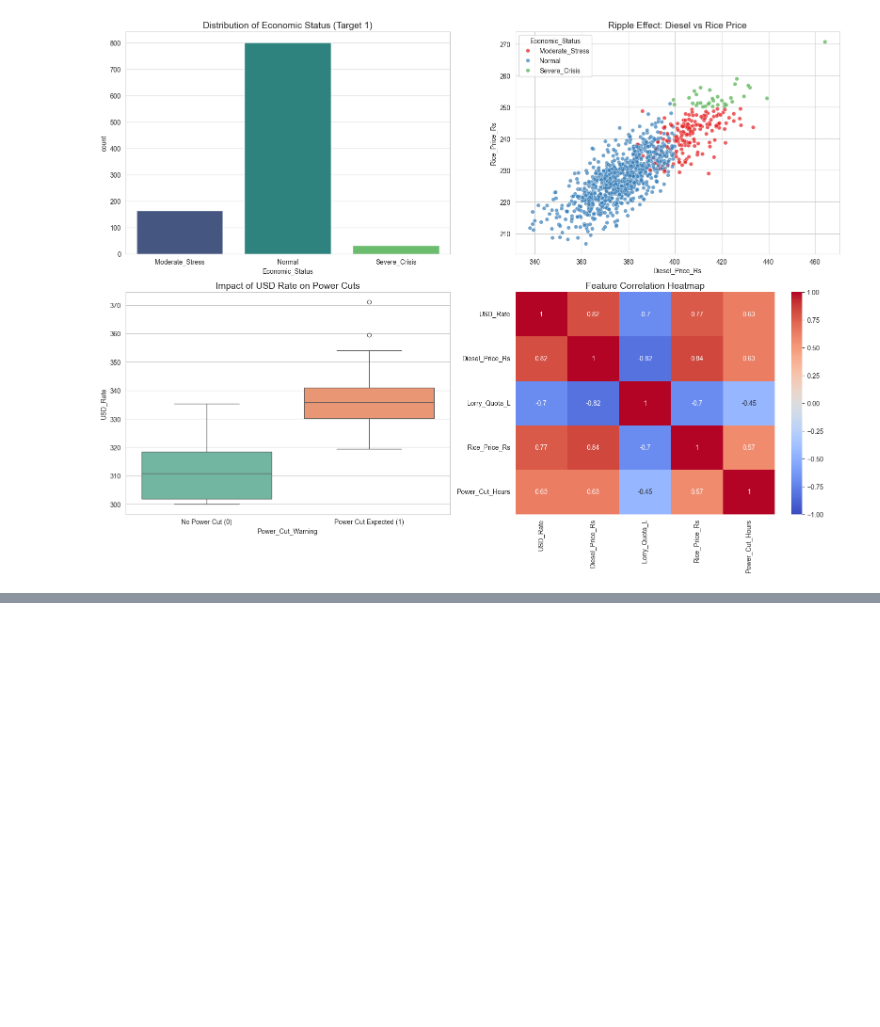
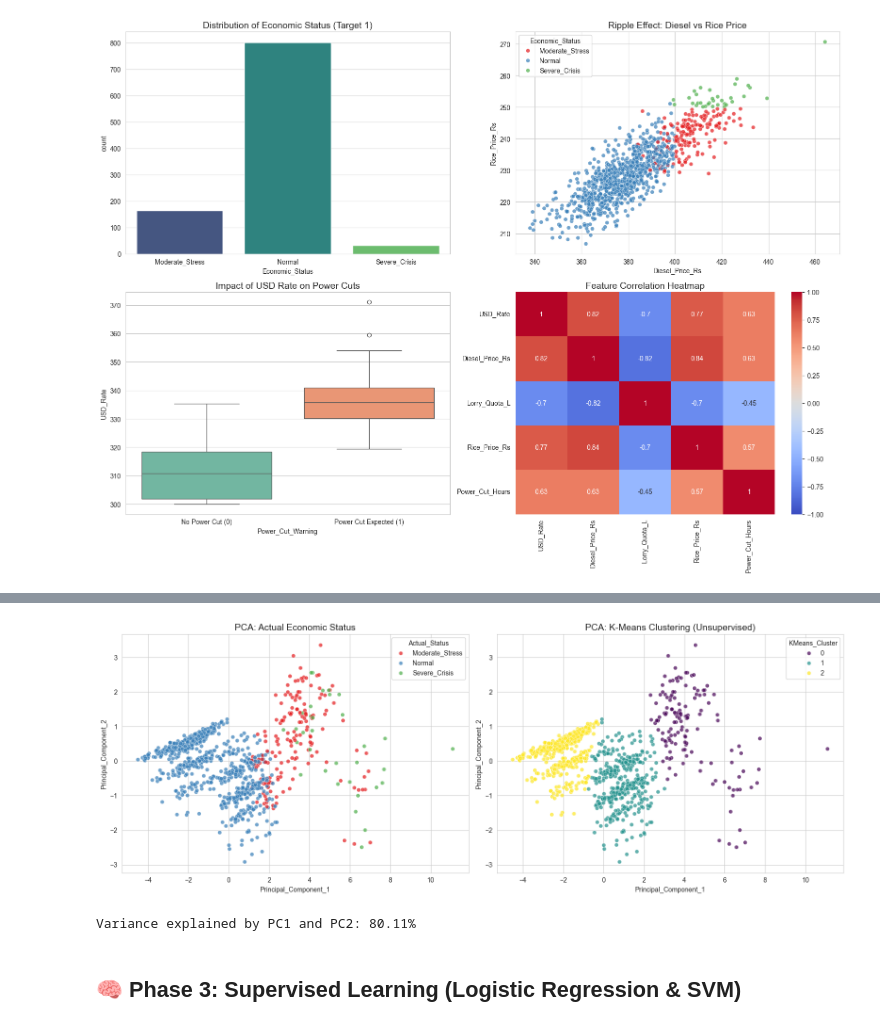
Before and after one commit to Dhanuwa856/SL-Fuel-Crisis-Predictor, a Jupyter notebook: notebook/01_EDA_and_Visualization.ipynb, the cells around one changed output, grey strips where cells are left out. Cells and saved outputs as stored; diff of their text form; code cells hidden in the pictures; blank space fills up the shorter version.

```diff
--- a/notebook/01_EDA_and_Visualization.ipynb
+++ b/notebook/01_EDA_and_Visualization.ipynb
@@ -50,0 +70,15 @@ Passing `palette` without assigning `hue` is deprecated and will be removed in v
+# %%
+# 2. Scaling (දත්ත එකම මට්ටමකට ගෙන ඒම)
+# K-Means සහ PCA වලට Scaling අනිවාර්යයි!
+scaler = StandardScaler()
+X_scaled = scaler.fit_transform(X)
+# %%
+# 3. PCA (Dimensionality Reduction - මාන 8 න් 2 කට අඩු කිරීම)
+pca = PCA(n_components=2)
+pca_features = pca.fit_transform(X_scaled)
+# %%
+# PCA දත්ත DataFrame එකකට දාගමු
+df_pca = pd.DataFrame(data=pca_features, columns=['Principal_Component_1', 'Principal_Component_2'])
+df_pca['Actual_Status'] = df['Economic_Status']
+
+df_pca.head()
@@ -50,0 +92,6 @@ Passing `palette` without assigning `hue` is deprecated and will be removed in v
+# %%
+# 4. K-Means Clustering (යන්ත්‍රයට තනියම කණ්ඩායම් 3 ක් හොයන්න දීම)
+kmeans = KMeans(n_clusters=3, random_state=42, n_init=10)
+df_pca['KMeans_Cluster'] = kmeans.fit_predict(X_scaled)
+
+df_pca.head()
@@ -50,0 +105,23 @@ Passing `palette` without assigning `hue` is deprecated and will be removed in v
+# %%
+# 5. ප්‍රතිඵල ප්‍රස්ථාරගත කිරීම
+fig, axes = plt.subplots(1, 2, figsize=(16, 6))
+
+# අතින් හදපු (සැබෑ) ලේබල් වලට අනුව
+sns.scatterplot(x='Principal_Component_1', y='Principal_Component_2', hue='Actual_Status', data=df_pca, palette='Set1', alpha=0.7, ax=axes[0])
+axes[0].set_title('PCA: Actual Economic Status', fontsize=14)
+
+# ML Model එක තනියම හොයාගත්ත කණ්ඩායම් වලට අනුව
+sns.scatterplot(x='Principal_Component_1', y='Principal_Component_2', hue='KMeans_Cluster', data=df_pca, palette='viridis', alpha=0.7, ax=axes[1])
+axes[1].set_title('PCA: K-Means Clustering (Unsupervised)', fontsize=14)
+
+plt.tight_layout()
+plt.show()
+# %% [output]
+[figure, added]
+# %%
+# මාන අඩු කිරීමෙන් අපි රැකගත්ත දත්ත ප්‍රතිශතය
+print(f"Variance explained by PC1 and PC2: {sum(pca.explained_variance_ratio_) * 100:.2f}%")
+# %% [output]
+Variance explained by PC1 and PC2: 80.11%
+# %% [markdown]
+## 🧠 Phase 3: Supervised Learning (Logistic Regression & SVM)
```
Also changed, not shown: parts of 22 cells of this notebook.
